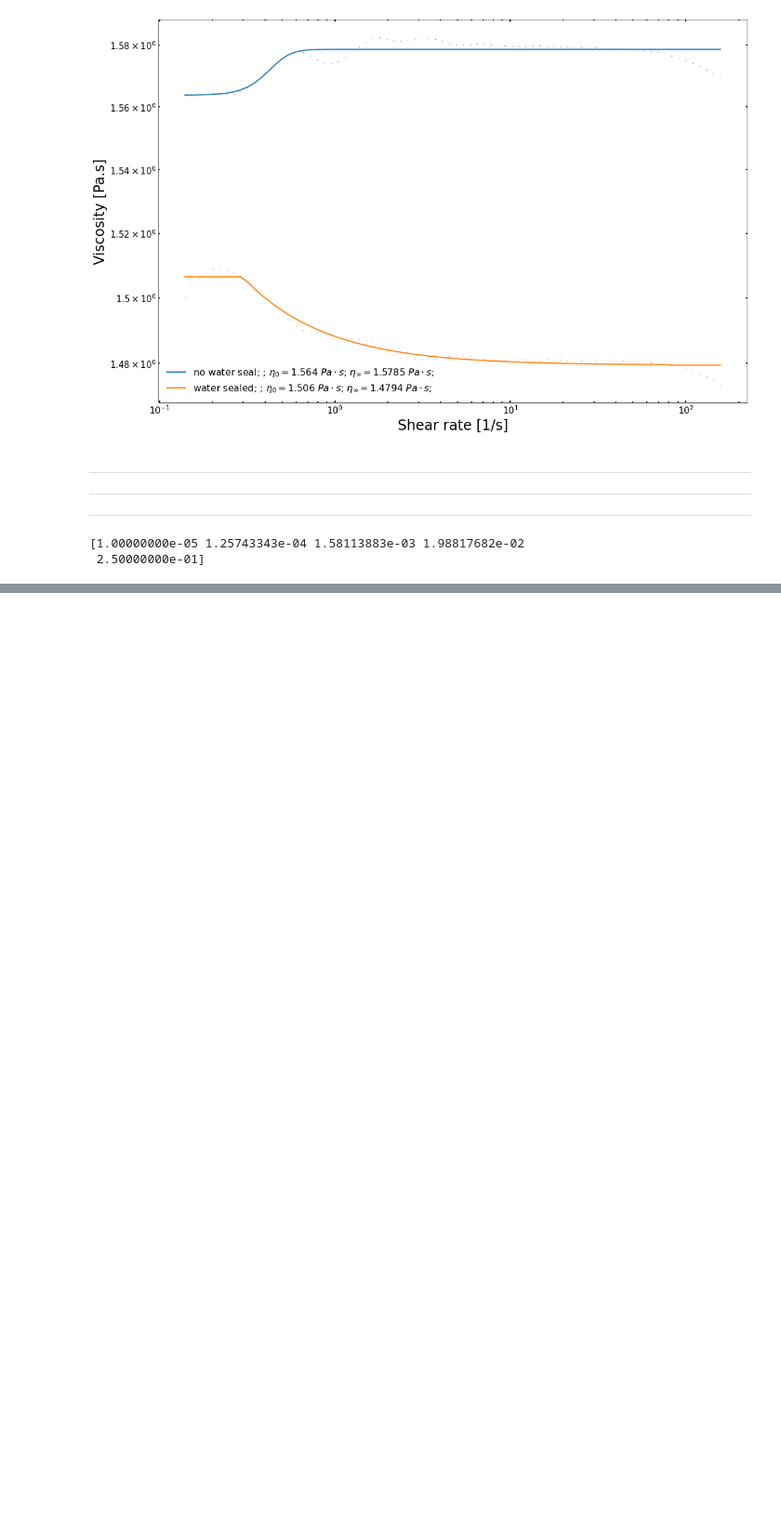
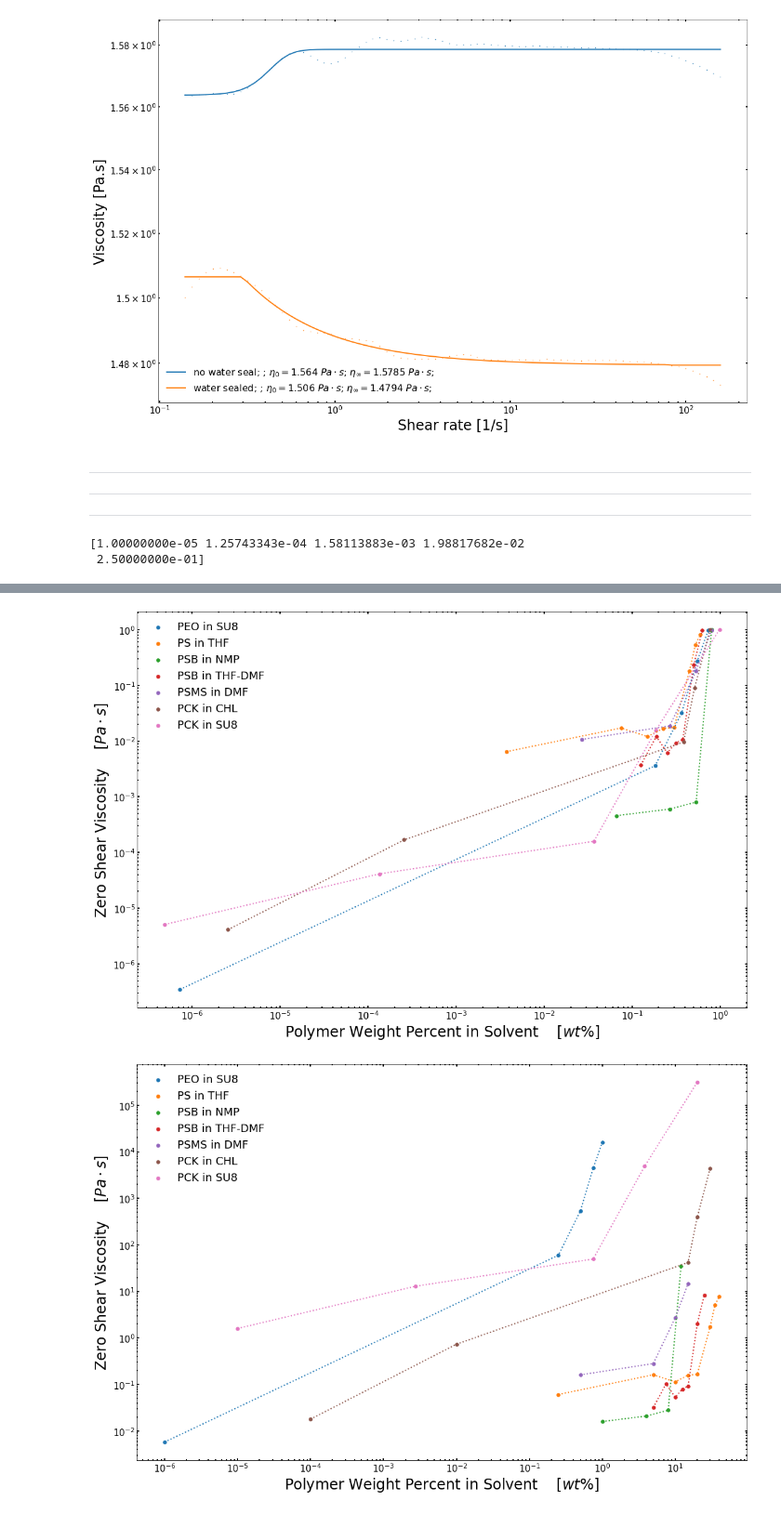
Before and after one commit to KiraSensei13/MNT_ITESM_Thesis, a Jupyter notebook: 09_characterizationRheology/TRIOSplots.ipynb, the cells around one changed output, grey strips where cells are left out. Shown at 93% size. Cells and saved outputs as stored; diff of their text form; code cells hidden in the pictures; blank space fills up the shorter version.

```diff
--- a/09_characterizationRheology/TRIOSplots.ipynb
+++ b/09_characterizationRheology/TRIOSplots.ipynb
@@ -802,0 +847,41 @@ plt.yscale('log');
+# %%
+def scale(X, x_min, x_max):
+    X = np.array(X)
+    nom = (X-X.min(axis=0))*(x_max-x_min)
+    denom = X.max(axis=0) - X.min(axis=0)
+    denom[denom==0] = 1
+    return x_min + nom/denom
+
+polymer = ['PEO', 'PS', 'PSB', 'PSB', 'PSMS', 'PCK', 'PCK'];
+solvent = ['SU8', 'THF', 'NMP', 'THF-DMF', 'DMF', 'CHL', 'SU8'];
+concentration = [
+    [ 0.000001,    0.25,  0.50,  0.75, 1.00                      ],
+    [     0.25,    5.00, 10.00, 15.00, 20.00, 30.00, 35.00, 40.00],
+    [     1.00,    4.00,  8.00, 12.00                            ],
+    [     5.00,    7.50, 10.00, 12.50, 15.00, 20.00, 25.00       ],
+    [     0.50,    5.00, 10.00, 15.00                            ],
+    [   0.0001,    0.01, 15.00, 20.00,  30.0                     ],
+    [  0.00001, 0.00273,  0.75,   3.8,    20                     ]
+];
+viscosity = [
+    [ 0.0058, 60.022, 533.094, 4464.57, 15991.6                    ],
+    [  0.061,  0.162,   0.114,   0.159,   0.166, 1.712, 5.071, 7.77],
+    [  0.016,  0.021,   0.028,  34.861                             ],
+    [  0.032,  0.104,   0.053,    0.08,   0.092, 1.996, 8.378      ],
+    [  0.161,  0.282,   2.713,  14.802                             ],
+    [  0.018,  0.734,  41.861, 392.242, 4339.79                    ],
+    [  1.598, 12.899,  49.657, 4880.56,  311846                    ]
+];
+
+# Normalize Data
+normal_concentration = []
+normal_viscosity = []
+for i in range(len(concentration)):
+    norm_concentration = np.linalg.norm(concentration[i])
+    normal_concentration.append(concentration[i]/norm_concentration)
+    norm_viscosity = np.linalg.norm(viscosity[i])
+    normal_viscosity.append(viscosity[i]/norm_viscosity)
+
+plot_concentrationVSviscosity(normal_concentration, normal_viscosity, polymer, solvent, labels=False);
+plot_concentrationVSviscosity(concentration, viscosity, polymer, solvent, labels=False);
+# %% [output]
@@ -802,0 +890,2 @@ plt.yscale('log');
+[figure, added]
+[figure, added]
```
Also changed, not shown: parts of 16 cells of this notebook, 55 other files.
